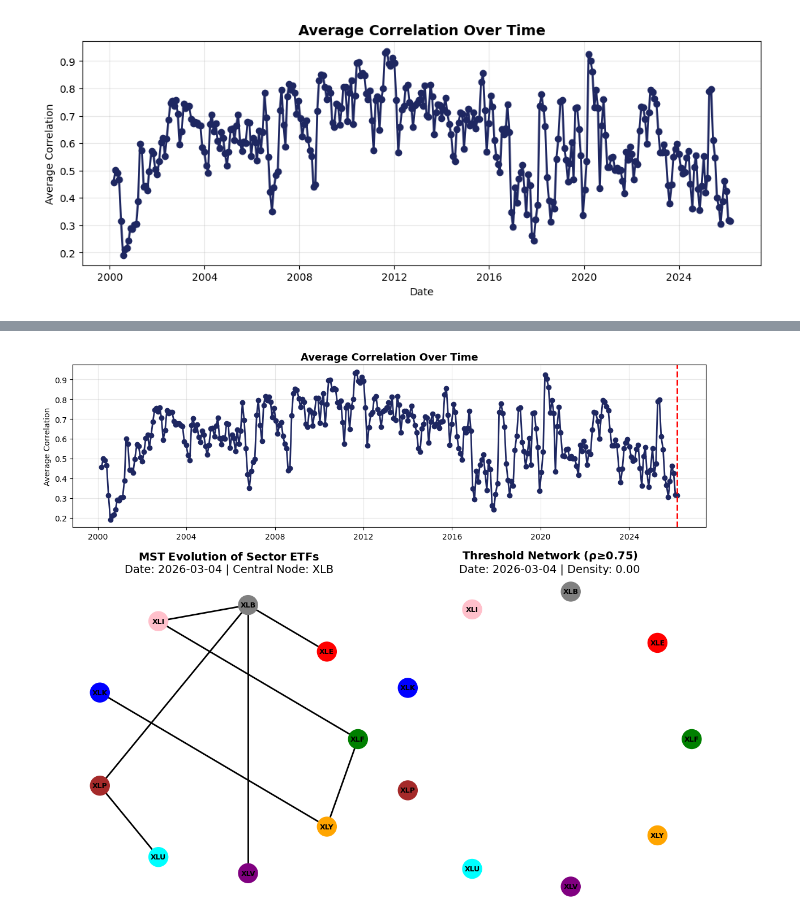
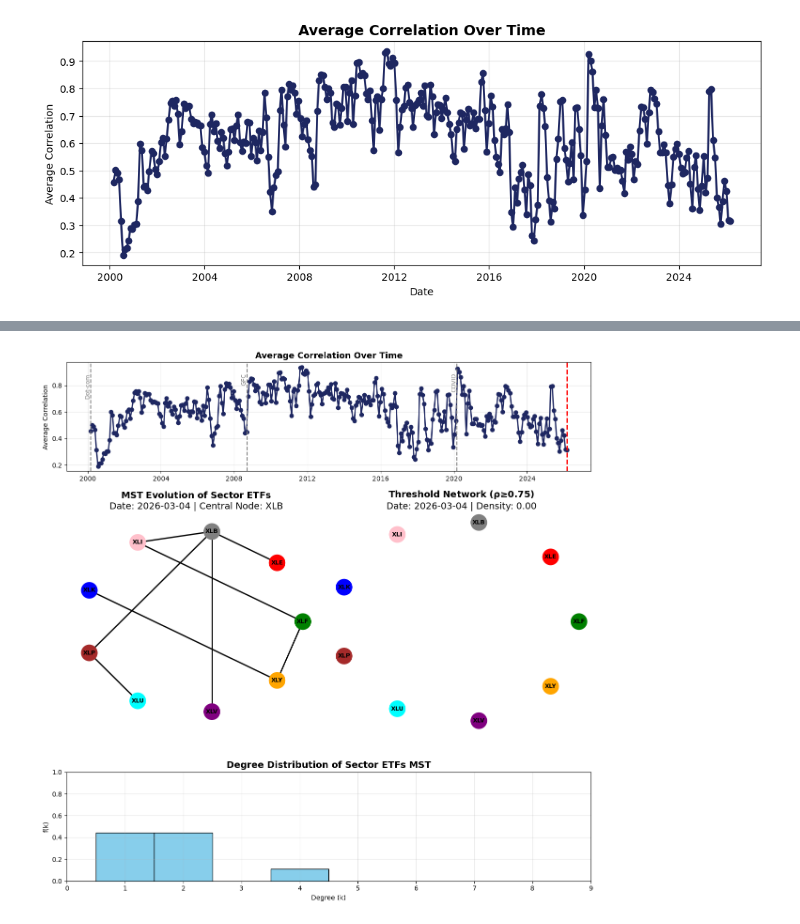
Before and after one commit to ucabeaz/Data-Science---Network, a Jupyter notebook: notebooks/data_analysis_2000.ipynb, the cells around one changed output, grey strips where cells are left out. Cells and saved outputs as stored; diff of their text form; code cells hidden in the pictures.

```diff
--- a/notebooks/data_analysis_2000.ipynb
+++ b/notebooks/data_analysis_2000.ipynb
@@ -264,24 +308,20 @@ for C, D in zip(correlation_matrices, distance_matrices):
 # %%
-sector_colors = {
-    "XLK": "blue",     # Tech
-    "XLF": "green",    # Financials
-    "XLE": "red",      # Energy
-    "XLV": "purple",   # Healthcare
-    "XLY": "orange",   # Consumer Discretionary
-    "XLP": "brown",    # Consumer Staples
-    "XLI": "pink",     # Industrials
-    "XLB": "gray",     # Materials
-    "XLU": "cyan",     # Utilities
-}
+crisis_events = [
+    ("2000-03-01", "Dot-com"),
+    ("2008-09-15", "GFC"),
+    ("2020-03-01", "COVID")
+]
+crisis_events = [(pd.to_datetime(date), label) for date, label in crisis_events]
 
-fig = plt.figure(figsize=(12, 10))
-gs = fig.add_gridspec(2, 2, height_ratios=[1, 2])
+fig = plt.figure(figsize=(12, 12))
+gs = fig.add_gridspec(3, 2, height_ratios=[1, 2, 1])
 
 ax1 = fig.add_subplot(gs[0, :])
 ax2 = fig.add_subplot(gs[1, 0])
 ax3 = fig.add_subplot(gs[1, 1])
+ax4 = fig.add_subplot(gs[2, :])
 
-fig.subplots_adjust(hspace=0.35, wspace=0.2)
+fig.subplots_adjust(hspace=0.4, wspace=0.2)
 
 pos = nx.circular_layout(mst_graphs[0])
 
@@ -290,36 +330,57 @@ def update(frame):
 
     ax1.plot(epoch_dates, mu_values, color="#1E2761", marker="o", linewidth=2)
     ax1.axvline(x=epoch_dates[frame], color="red", linewidth=2, linestyle="--")
+    for date, label in crisis_events:
+        if epoch_dates[0] <= date:
+            ax1.axvline(x=date, color="gray", linestyle="--", linewidth=1.5)
+            ax1.text(date, max(mu_values)*0.95, label, rotation=90, verticalalignment="top", horizontalalignment="right", fontsize=9, color="gray")
     ax1.set_title("Average Correlation Over Time", fontsize=13, fontweight="bold")
     ax1.set_ylabel("Average Correlation")
     ax1.grid(True, alpha=0.3)
 
     ax2.clear()
 
     G_mst = mst_graphs[frame]
     node_colors = [sector_colors.get(node, "lightblue") for node in G_mst.nodes()]
     nx.draw_networkx_edges(G_mst, pos, ax=ax2, edge_color="black", width=2)
     nx.draw_networkx_nodes(G_mst, pos, ax=ax2, node_color=node_colors, node_size=600)
     nx.draw_networkx_labels(G_mst, pos, ax=ax2, font_size=9, font_weight="bold")
 
     ax2.set_title(r"$\bf{MST\ Evolution\ of\ Sector\ ETFs}$" + "\n" + f"Date: {epoch_dates[frame].date()} | Central Node: {central_nodes[frame]}", fontsize=14)
     ax2.axis("off")
 
     ax3.clear()
 
     G_thr = threshold_graphs[frame]
     nx.draw_networkx_edges(G_thr, pos, ax=ax3, edge_color="black", width=2)
     nx.draw_networkx_nodes(G_thr, pos, ax=ax3, node_color=node_colors, node_size=600)
     nx.draw_networkx_labels(G_thr, pos, ax=ax3, font_size=9, font_weight="bold")
 
     ax3.set_title(r"$\bf{Threshold\ Network\ (ρ ≥ 0.75)}$" + "\n" + f"Date: {epoch_dates[frame].date()} | Density: {nx.density(G_thr):.2f}", fontsize=14)
     ax3.axis("off")
 
+    ax4.clear()
+
+    degrees = [d for _, d in G_mst.degree()]
+    unique_k, counts = np.unique(degrees, return_counts=True)
+    f_k = counts / counts.sum()
+
+    ax4.hist(degrees, bins=np.arange(0, max(degrees) + 2) - 0.5, density=True, color="skyblue", edgecolor="black")
+
+    ax4.set_title("Degree Distribution of Sector ETFs MST", fontsize=14, fontweight="bold")
+    ax4.set_xlabel("Degree (k)")
+    ax4.set_ylabel("f(k)")
+
+    ax4.set_xlim(0, 9)
+    ax4.set_ylim(0, 1)
+
+    ax4.grid(True, alpha=0.3)
+
 
 ani = animation.FuncAnimation(fig, update, frames=len(mst_graphs), interval=280, repeat=True)
 ani.save("MST_evolution_sectors2000.mp4", writer="ffmpeg", dpi=300)
 
 plt.tight_layout()
 plt.show()
 # %% [output]
-[figure, old version]
+[figure, new version]
```
Also changed, not shown: parts of 4 cells of this notebook, 1 other file.
